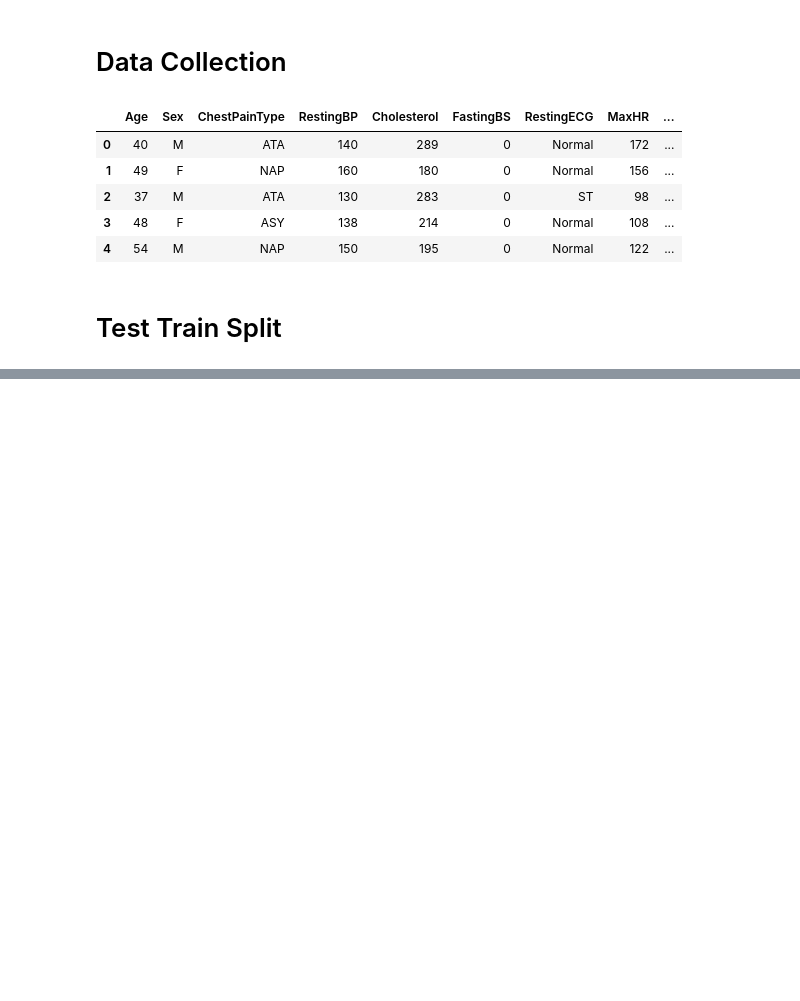
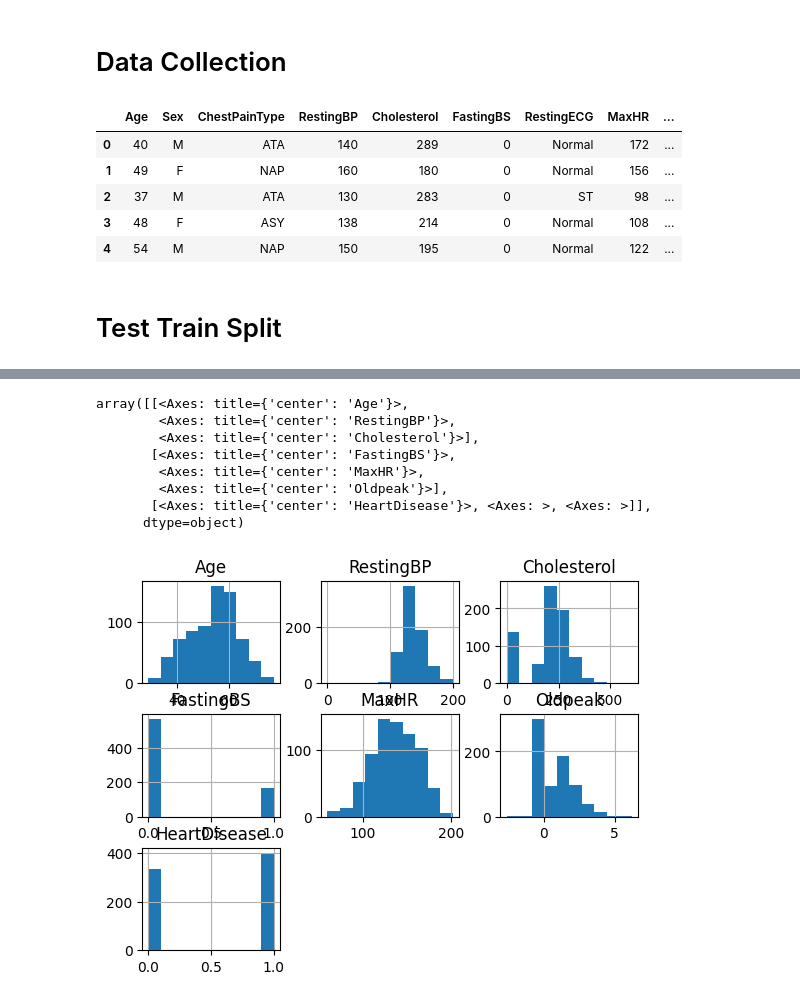
Before and after one commit to zinia94/M606_MachineLearning, a Jupyter notebook: notebook/heart_diseases_detection_ml_pipeline.ipynb, the cells around one changed output, grey strips where cells are left out. Cells and saved outputs as stored; diff of their text form; code cells hidden in the pictures; blank space fills up the shorter version.

```diff
--- a/notebook/heart_diseases_detection_ml_pipeline.ipynb
+++ b/notebook/heart_diseases_detection_ml_pipeline.ipynb
@@ -23,5 +31,9 @@ df.head()
 | 4 | 54 | M | NAP | 150 | 195 | 0 | Normal | 122 | ... |
 # %% [markdown]
 # Test Train Split
-# %%
-df_train, df_test = skms.train_test_split(df)
+# %%
+df_train, df_test = skms.train_test_split(df, train_size =0.8, random_state= 42)
+
+print("df size: ", df.shape)
+print("df_train size:", df_train.shape)
+print("df_test size:", df_test.shape)
@@ -27,0 +60,12 @@ df_train, df_test = skms.train_test_split(df)
+# %%
+df_train.hist()
+# %% [output]
+array([[<Axes: title={'center': 'Age'}>,
+        <Axes: title={'center': 'RestingBP'}>,
+        <Axes: title={'center': 'Cholesterol'}>],
+       [<Axes: title={'center': 'FastingBS'}>,
+        <Axes: title={'center': 'MaxHR'}>,
+        <Axes: title={'center': 'Oldpeak'}>],
+       [<Axes: title={'center': 'HeartDisease'}>, <Axes: >, <Axes: >]],
+      dtype=object)
+[figure, added]
```
Also changed, not shown: parts of 20 cells of this notebook.
